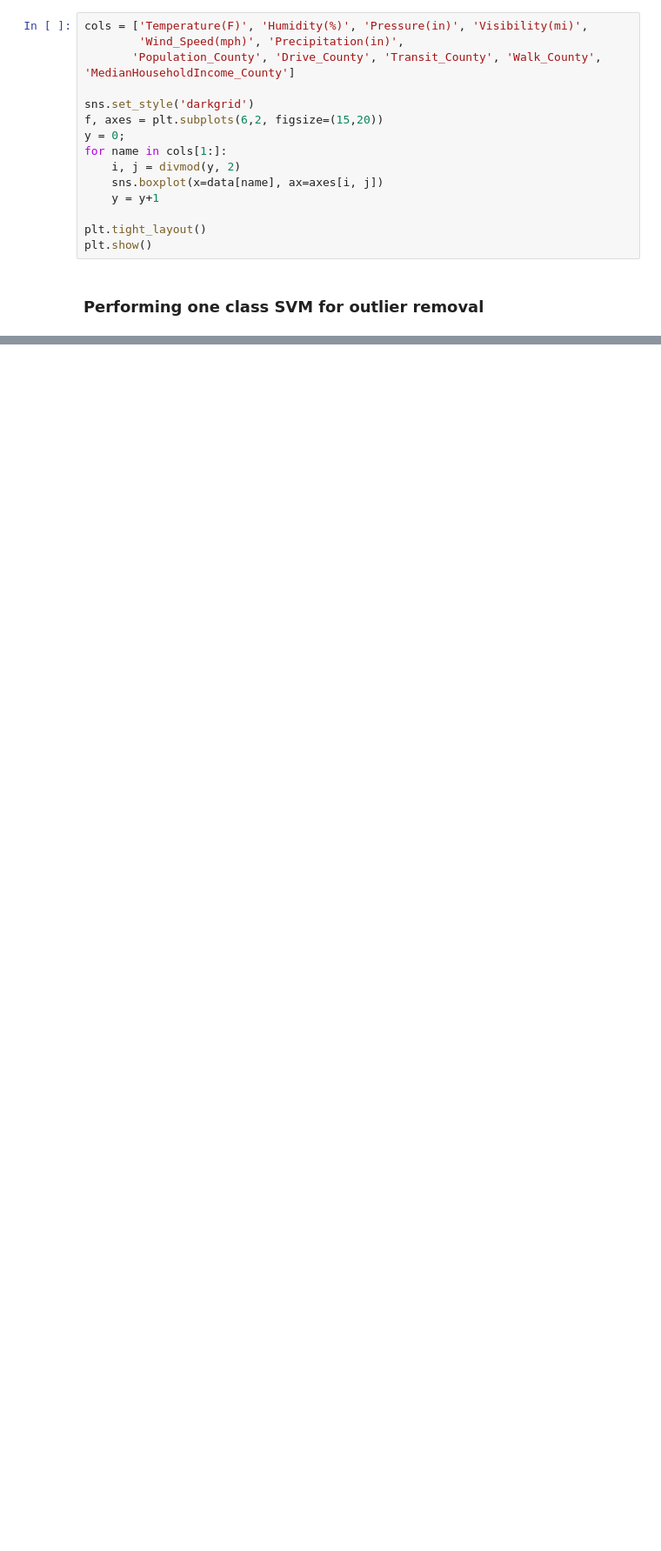
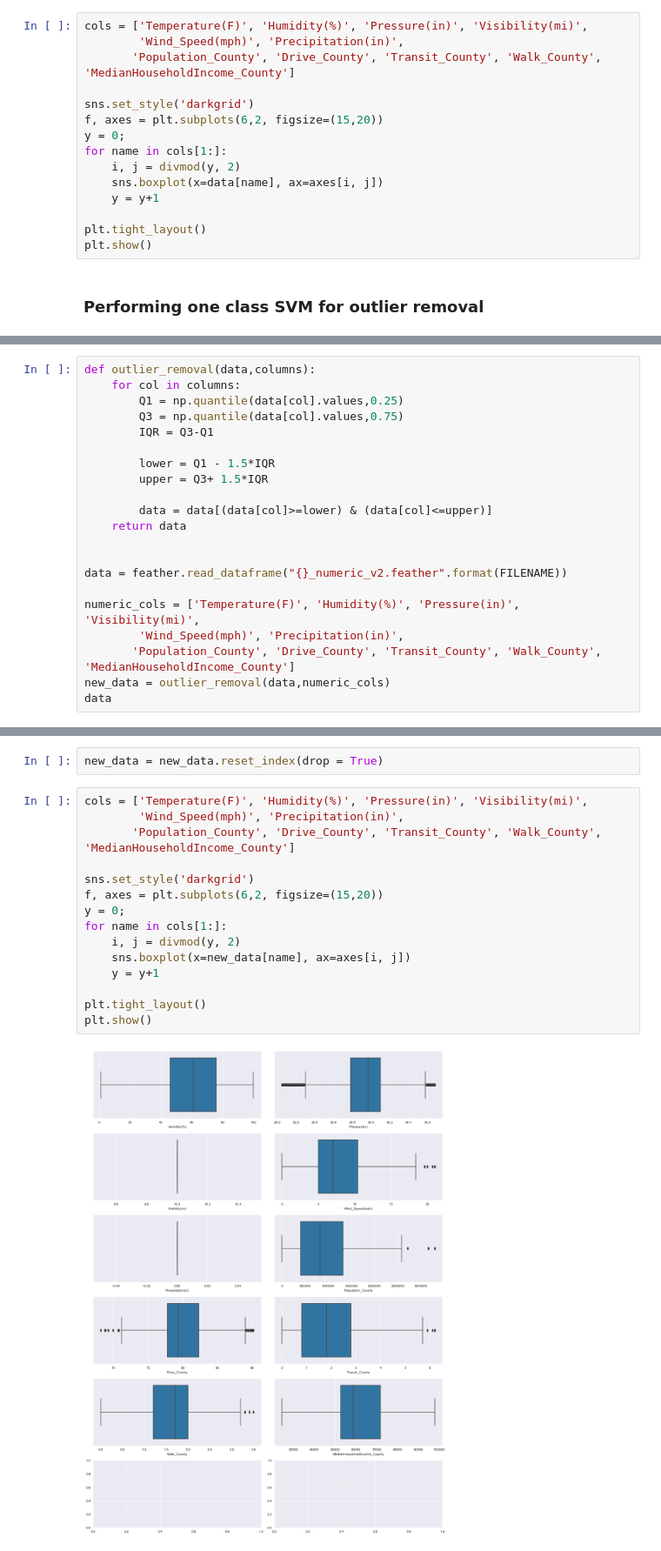
Before and after one commit to Abhilash240800/FinalProject_USAccidents, a Jupyter notebook: Jupyter Notebooks/NeuralNet_v2.ipynb, the cells around one changed output, grey strips where cells are left out. Shown at 87% size. Cells and saved outputs as stored; diff of their text form; blank space fills up the shorter version.

Commit message:
implemented outliers removal
im a beast accuracy went up 2%

```diff
--- a/Jupyter Notebooks/NeuralNet_v2.ipynb
+++ b/Jupyter Notebooks/NeuralNet_v2.ipynb
@@ -592,0 +569,21 @@ NameError: name 'oneClassSVM' is not defined
+# %%
+def outlier_removal(data,columns):
+    for col in columns:
+        Q1 = np.quantile(data[col].values,0.25)
+        Q3 = np.quantile(data[col].values,0.75)
+        IQR = Q3-Q1
+
+        lower = Q1 - 1.5*IQR
+        upper = Q3+ 1.5*IQR
+
+        data = data[(data[col]>=lower) & (data[col]<=upper)]
+    return data
+
+
+data = feather.read_dataframe("{}_numeric_v2.feather".format(FILENAME))
+
+numeric_cols = ['Temperature(F)', 'Humidity(%)', 'Pressure(in)', 'Visibility(mi)',
+        'Wind_Speed(mph)', 'Precipitation(in)',
+       'Population_County', 'Drive_County', 'Transit_County', 'Walk_County', 'MedianHouseholdIncome_County']
+new_data = outlier_removal(data,numeric_cols)
+data
@@ -592,0 +604,19 @@ NameError: name 'oneClassSVM' is not defined
+# %%
+new_data = new_data.reset_index(drop = True)
+# %%
+cols = ['Temperature(F)', 'Humidity(%)', 'Pressure(in)', 'Visibility(mi)',
+        'Wind_Speed(mph)', 'Precipitation(in)',
+       'Population_County', 'Drive_County', 'Transit_County', 'Walk_County', 'MedianHouseholdIncome_County']
+
+sns.set_style('darkgrid')
+f, axes = plt.subplots(6,2, figsize=(15,20))
+y = 0;
+for name in cols[1:]:
+    i, j = divmod(y, 2)
+    sns.boxplot(x=new_data[name], ax=axes[i, j])
+    y = y+1
+
+plt.tight_layout()
+plt.show()
+# %% [output]
+[figure, added]
```
Also changed, not shown: parts of 3 cells of this notebook.
